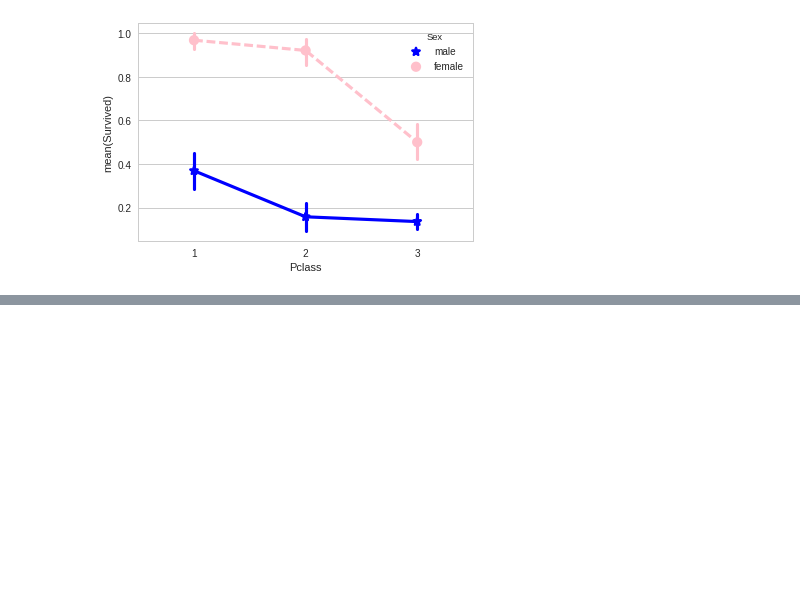
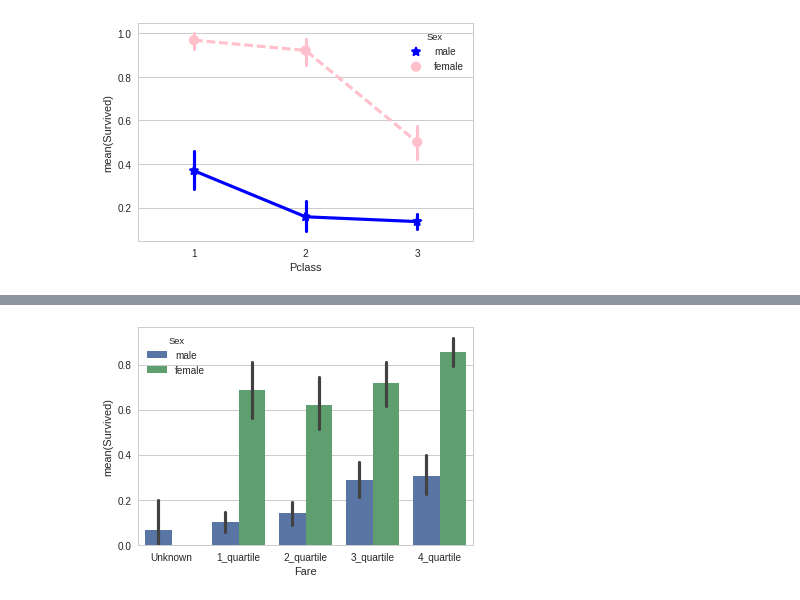
Before and after one commit to texxronn/MyKaggle, a Jupyter notebook: Titanic/Titanic 3.ipynb, the cells around one changed output, grey strips where cells are left out. Saved outputs shown, nothing was run; the diff lists cells and outputs as text; code cells hidden in the pictures; blank space fills up the shorter version.

```diff
--- a/Titanic/Titanic 3.ipynb
+++ b/Titanic/Titanic 3.ipynb
@@ -371,0 +545,4 @@ sns.pointplot(x="Pclass", y="Survived", hue="Sex", data=train,
+# %%
+sns.barplot(x="Fare", y="Survived", hue="Sex", data=train);
+# %% [output]
+[figure, added]
```
Also changed, not shown: parts of 19 cells of this notebook.
